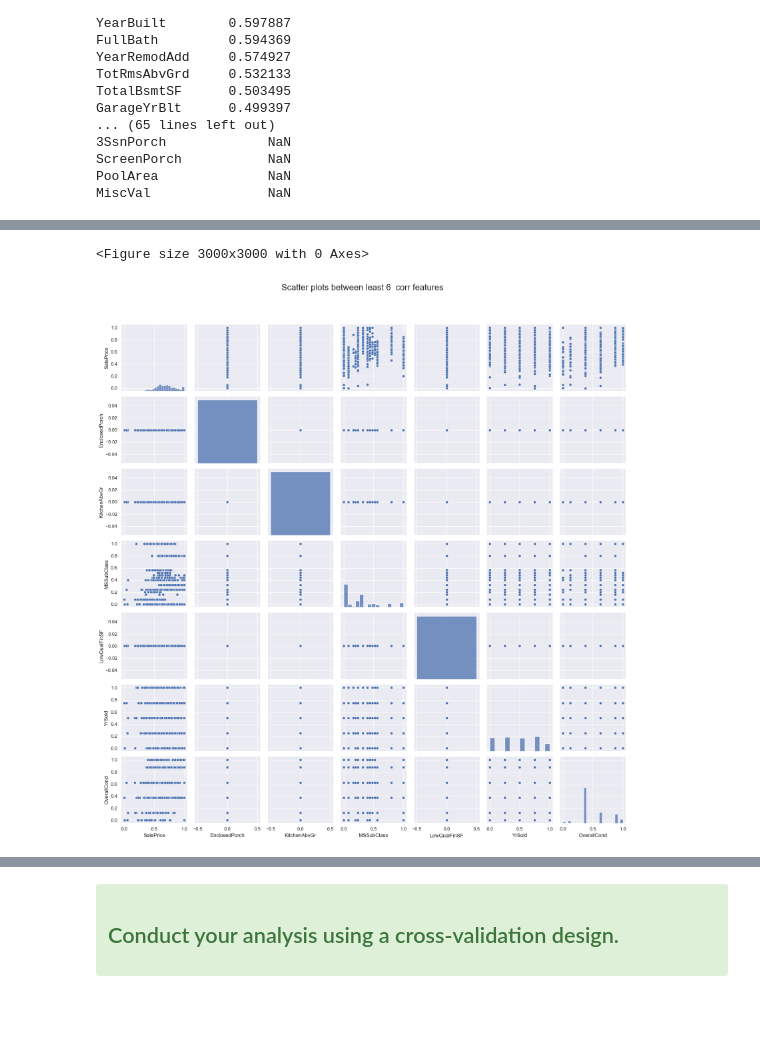
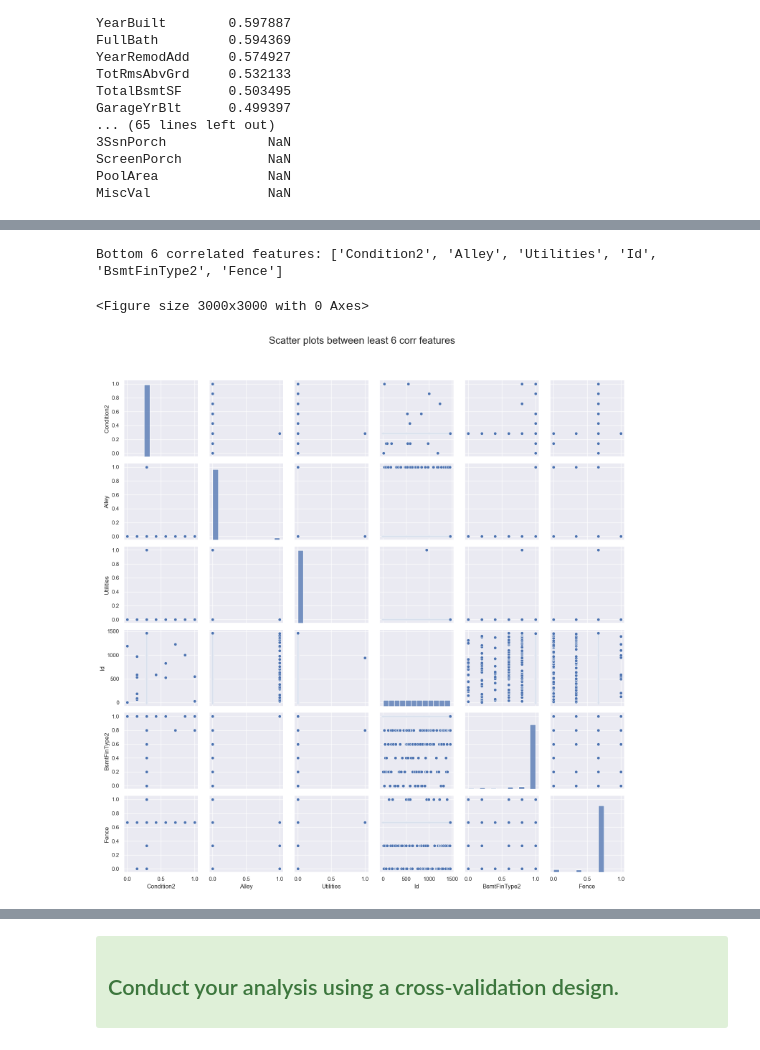
Before and after one commit to aishwaryamathuria/NWU_MSDS422_Assignment_3, a Jupyter notebook: Mathuria_Assignment_3_House_Prices.ipynb, the cells around one changed output, grey strips where cells are left out. Saved outputs shown, nothing was run; the diff lists cells and outputs as text; code cells hidden in the pictures; blank space fills up the shorter version.

```diff
--- a/Mathuria_Assignment_3_House_Prices.ipynb
+++ b/Mathuria_Assignment_3_House_Prices.ipynb
@@ -659,10 +644,14 @@ plt.show()
+# %%
+bottom_features = corr["SalePrice"].abs().sort_values(ascending=True).reset_index().loc[0:5, "index"].tolist()
+print("Bottom 6 correlated features:", bottom_features)
+# %% [output]
+Bottom 6 correlated features: ['Condition2', 'Alley', 'Utilities', 'Id', 'BsmtFinType2', 'Fence']
 # %%
-cols = ['SalePrice','EnclosedPorch', 'KitchenAbvGr', 'MSSubClass', 'LowQualFinSF','YrSold', 'OverallCond']
 plt.figure(figsize=(30, 30))
-sns_plot = sns.pairplot(df_train[cols])
-plt.suptitle('Scatter plots between least 6  corr features', y=1.04, size=20)
+sns_plot = sns.pairplot(df_train[bottom_features])
+plt.suptitle('Scatter plots between least 6 corr features', y=1.04, size=20)
 plt.tight_layout()
 plt.show()
 # %% [output]
 <Figure size 3000x3000 with 0 Axes>
-[figure, old version]
+[figure, new version]
```
Also changed, not shown: parts of 31 cells of this notebook, 4 other files.
